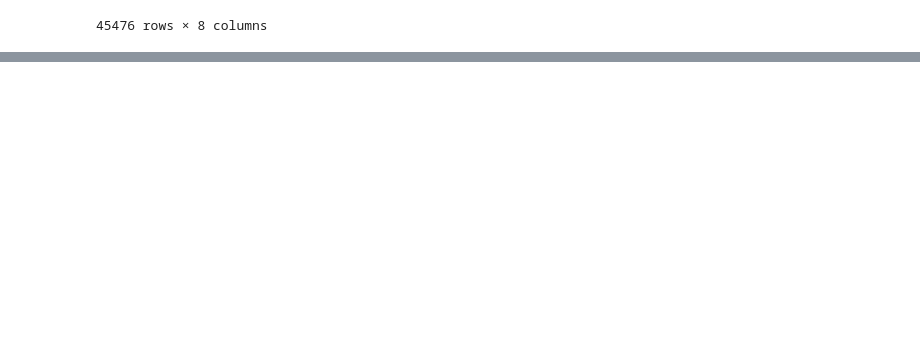
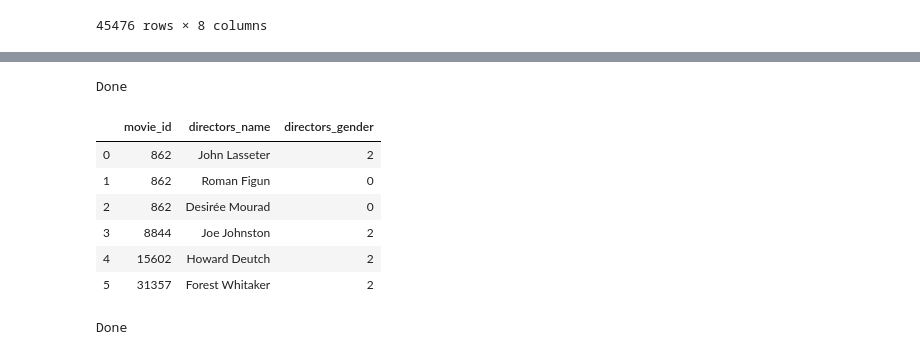
Before and after one commit to Dibmar/DAANMO_Project, a Jupyter notebook: Projects/DAANMO/credits_exp.ipynb, the cells around one changed output, grey strips where cells are left out. Saved outputs shown, nothing was run; the diff lists cells and outputs as text; code cells hidden in the pictures; blank space fills up the shorter version.

```diff
--- a/Projects/DAANMO/credits_exp.ipynb
+++ b/Projects/DAANMO/credits_exp.ipynb
@@ -300,0 +315,42 @@ crew.iloc[2,0]
+# %%
+movie_id = []
+directors_name = []
+directors_gender = []
+directors = {'movie_id': movie_id, 'directors_name': directors_name, 'directors_gender': directors_gender}
+for e in range(45476):
+    for i in crew.iloc[e, 3]:
+        idm = crew.iloc[e, 0]
+        movie_id.append(idm)
+        directors_name.append(i)
+    for i in crew.iloc[e, 4]:
+        directors_gender.append(i)
+directors = pd.DataFrame(directors)
+print("Done")
+# %% [output]
+Done
+# %%
+directors.head(6)
+# %% [output]
+|  | movie_id | directors_name | directors_gender |
+| 0 | 862 | John Lasseter | 2 |
+| 1 | 862 | Roman Figun | 0 |
+| 2 | 862 | Desirée Mourad | 0 |
+| 3 | 8844 | Joe Johnston | 2 |
+| 4 | 15602 | Howard Deutch | 2 |
+| 5 | 31357 | Forest Whitaker | 2 |
+# %%
+movie_id = []
+producers_name = []
+producers_gender = []
+producers = {'movie_id': movie_id, 'producers_name': producers_name, 'producers_gender': producers_gender}
+for e in range(45476):
+    for i in crew.iloc[e, 5]:
+        idm = crew.iloc[e, 0]
+        movie_id.append(idm)
+        producers_name.append(i)
+    for i in crew.iloc[e, 6]:
+        producers_gender.append(i)
+producers = pd.DataFrame(producers)
+print("Done")
+# %% [output]
+Done
```
Also changed, not shown: parts of 19 cells of this notebook, 1 other file.
